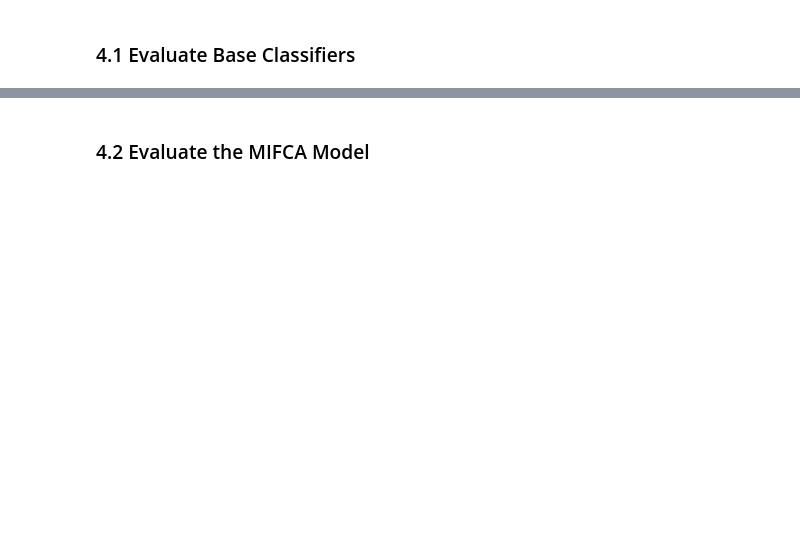
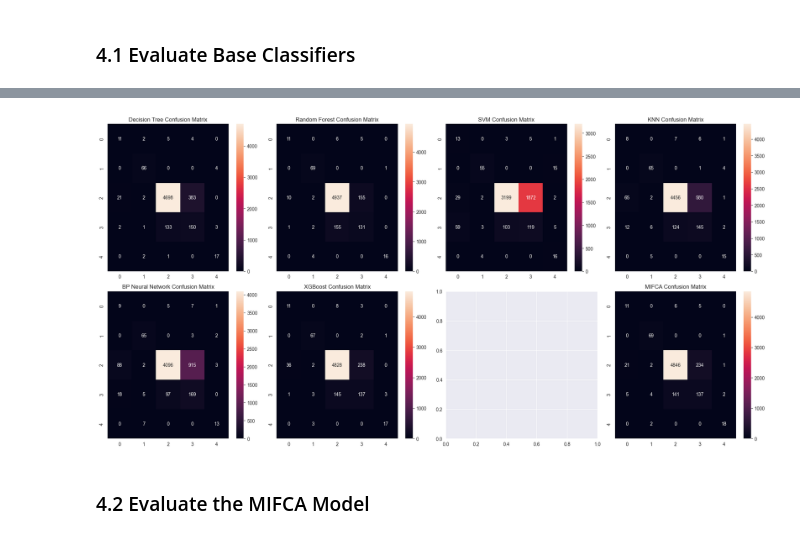
Before and after one commit to kurniacf/Multi-Classification-Assesment-of-Bank-Personal-Credit-Risk, a Jupyter notebook: index.ipynb, the cells around one changed output, grey strips where cells are left out. Saved outputs shown, nothing was run; the diff lists cells and outputs as text; code cells hidden in the pictures; blank space fills up the shorter version.

Commit message:
feat: fix mifca model

```diff
--- a/index.ipynb
+++ b/index.ipynb
@@ -185,8 +113,0 @@ data[numerical_cols_with_na] = imputer_num.fit_transform(data[numerical_cols_wit
-# %%
- # Impute Categorical Columns
- # List of categorical columns with missing values
-categorical_cols_with_na = ['Guarantee Method']
-
-# Impute categorical columns with mode
-imputer_cat = SimpleImputer(strategy='most_frequent')
-data[categorical_cols_with_na] = imputer_cat.fit_transform(data[categorical_cols_with_na])
@@ -217,9 +113,0 @@ dtype: int64
-# %%
-# Remove outliers in 'Month Property Costs' less than 20 or greater than 20000
-data = data[(data['Month Property Costs'] >= 20) & (data['Month Property Costs'] <= 20000)]
-
-# Remove outliers in 'Family Monthly Income' less than 1500
-data = data[data['Family Monthly Income'] >= 1500]
-
-# Reset index after dropping rows
-data.reset_index(drop=True, inplace=True)
@@ -578,0 +342,72 @@ weighted avg       0.93      0.91      0.92      5474
+# %%
+def evaluate_model(name, y_true, y_pred):
+    """Evaluates model performance using metrics from the paper"""
+
+    accuracy = accuracy_score(y_true, y_pred)
+    precision_macro = precision_score(y_true, y_pred, average='macro', zero_division=0)
+    recall_macro = recall_score(y_true, y_pred, average='macro', zero_division=0)
+    f1_macro = f1_score(y_true, y_pred, average='macro', zero_division=0)
+
+    print(f"\nPerformance Metrics for {name}:")
+    print(f"Accuracy: {accuracy:.4f}")
+    print(f"Macro Precision: {precision_macro:.4f}")
+    print(f"Macro Recall: {recall_macro:.4f}")
+    print(f"Macro F1-Score: {f1_macro:.4f}")
+
+    print("\nDetailed Classification Report:")
+    print(classification_report(y_true, y_pred, zero_division=0))
+
+    return accuracy, precision_macro, recall_macro, f1_macro
+
+# Get predictions from all base models
+predictions = {
+    'Decision Tree': dt_model.predict(X_test),
+    'Random Forest': rf_model.predict(X_test),
+    'SVM': calibrated_svm.predict(X_test),
+    'KNN': knn_model.predict(X_test),
+    'BP Neural Network': bp_model.predict(X_test),
+    'XGBoost': xgb_model.predict(X_test)
+}
+
+# Get probabilities from all models
+probabilities = [
+    dt_model.predict_proba(X_test),
+    rf_model.predict_proba(X_test),
+    calibrated_svm.predict_proba(X_test),
+    knn_model.predict_proba(X_test),
+    bp_model.predict_proba(X_test),
+    xgb_model.predict_proba(X_test)
+]
+
+# Fuse predictions using D-S evidence theory
+fused_predictions = fuse_classifications(probabilities)
+
+# Evaluate all models
+results = {}
+for name, pred in predictions.items():
+    results[name] = evaluate_model(name, y_test, pred)
+
+# Evaluate MIFCA
+results['MIFCA'] = evaluate_model('MIFCA', y_test, fused_predictions)
+
+# Plot confusion matrices
+def plot_confusion_matrices(predictions, y_true):
+    n_models = len(predictions) + 1  # +1 for MIFCA
+    fig, axes = plt.subplots(2, 4, figsize=(20, 10))
+    axes = axes.ravel()
+
+    for idx, (name, pred) in enumerate(predictions.items()):
+        cm = confusion_matrix(y_true, pred)
+        sns.heatmap(cm, annot=True, fmt='d', ax=axes[idx])
+        axes[idx].set_title(f'{name} Confusion Matrix')
+
+    # Plot MIFCA confusion matrix
+    cm = confusion_matrix(y_true, fused_predictions)
+    sns.heatmap(cm, annot=True, fmt='d', ax=axes[-1])
+    axes[-1].set_title('MIFCA Confusion Matrix')
+
+    plt.tight_layout()
+    plt.show()
+
+plot_confusion_matrices(predictions, y_test)
+# %% [output]
@@ -579,2 +431,3 @@ weighted avg       0.93      0.91      0.92      5474
+[figure, added]
 # %% [markdown]
 ### 4.2 Evaluate the MIFCA Model
```
Also changed, not shown: parts of 79 cells of this notebook, 18 other files.
